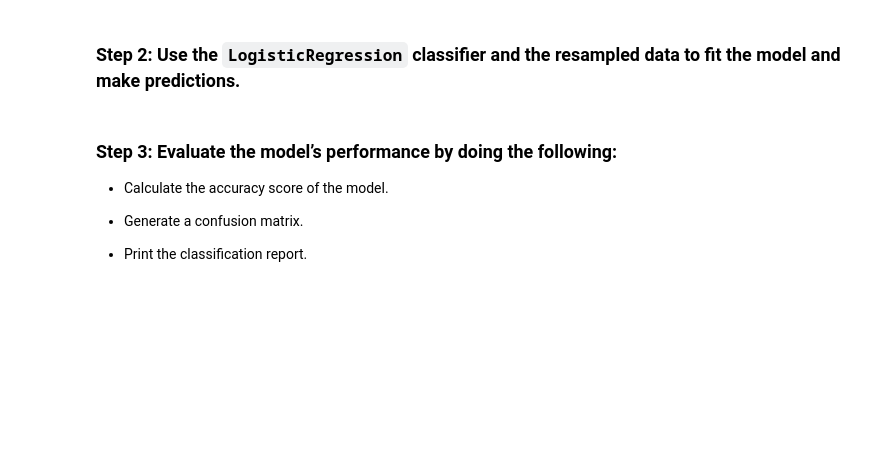
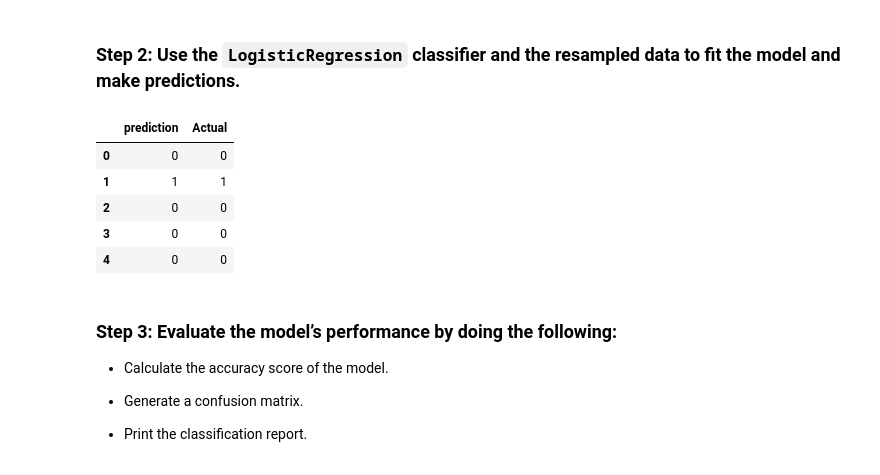
Before and after one commit to patibindu/credit-risk-classification, a Jupyter notebook: Credit-Risk/credit_risk_classification.ipynb, the cells around one changed output. Cells and saved outputs as stored; diff of their text form; code cells hidden in the pictures; blank space fills up the shorter version.

```diff
--- a/Credit-Risk/credit_risk_classification.ipynb
+++ b/Credit-Risk/credit_risk_classification.ipynb
@@ -224,13 +236,23 @@ Name: loan_status, dtype: int64
 # %%
 # Instantiate the Logistic Regression model
 # Assign a random_state parameter of 1 to the model
-classifier2 = LogisticRegression(random_state =1)
+classifiermodel2 = LogisticRegression(random_state =1)
 
 # Fit the model using the resampled training data
-classifier2.fit(X_resample, y_resample)
+classifiermodel2.fit(X_resample, y_resample)
 
 # Make a prediction using the testing data
-predictions2 = classifier2.predict(X_test)
+predictions2 = classifiermodel2.predict(X_test)
+# %%
+results1 = pd.DataFrame({"prediction" : predictions2, "Actual" : y_test}).reset_index(drop = True)
+results1.head()
+# %% [output]
+|  | prediction | Actual |
+| 0 | 0 | 0 |
+| 1 | 1 | 1 |
+| 2 | 0 | 0 |
+| 3 | 0 | 0 |
+| 4 | 0 | 0 |
 # %% [markdown]
 ### Step 3: Evaluate the model’s performance by doing the following:
 
```
Also changed, not shown: parts of 10 cells of this notebook, 1 other file.
